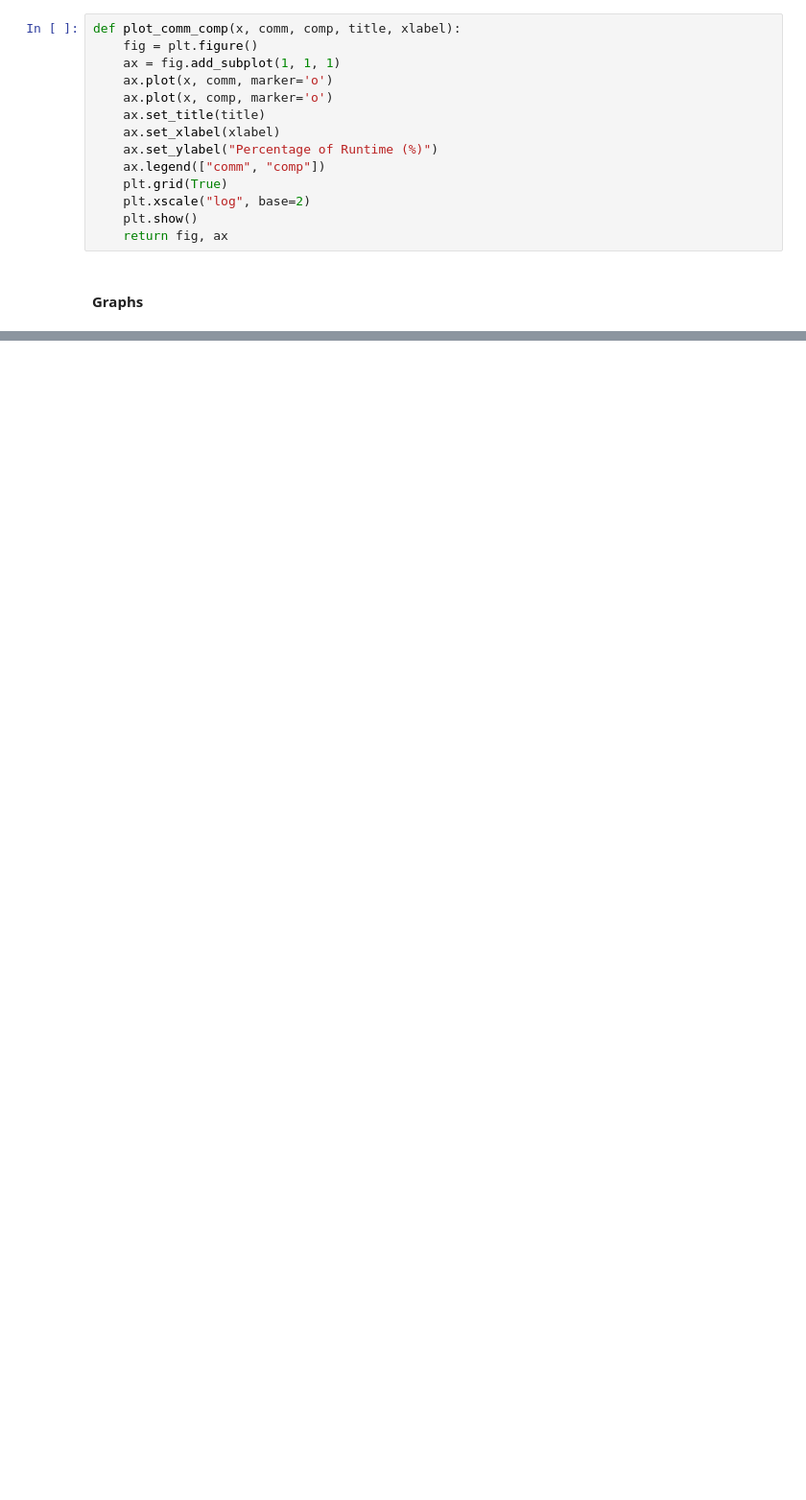
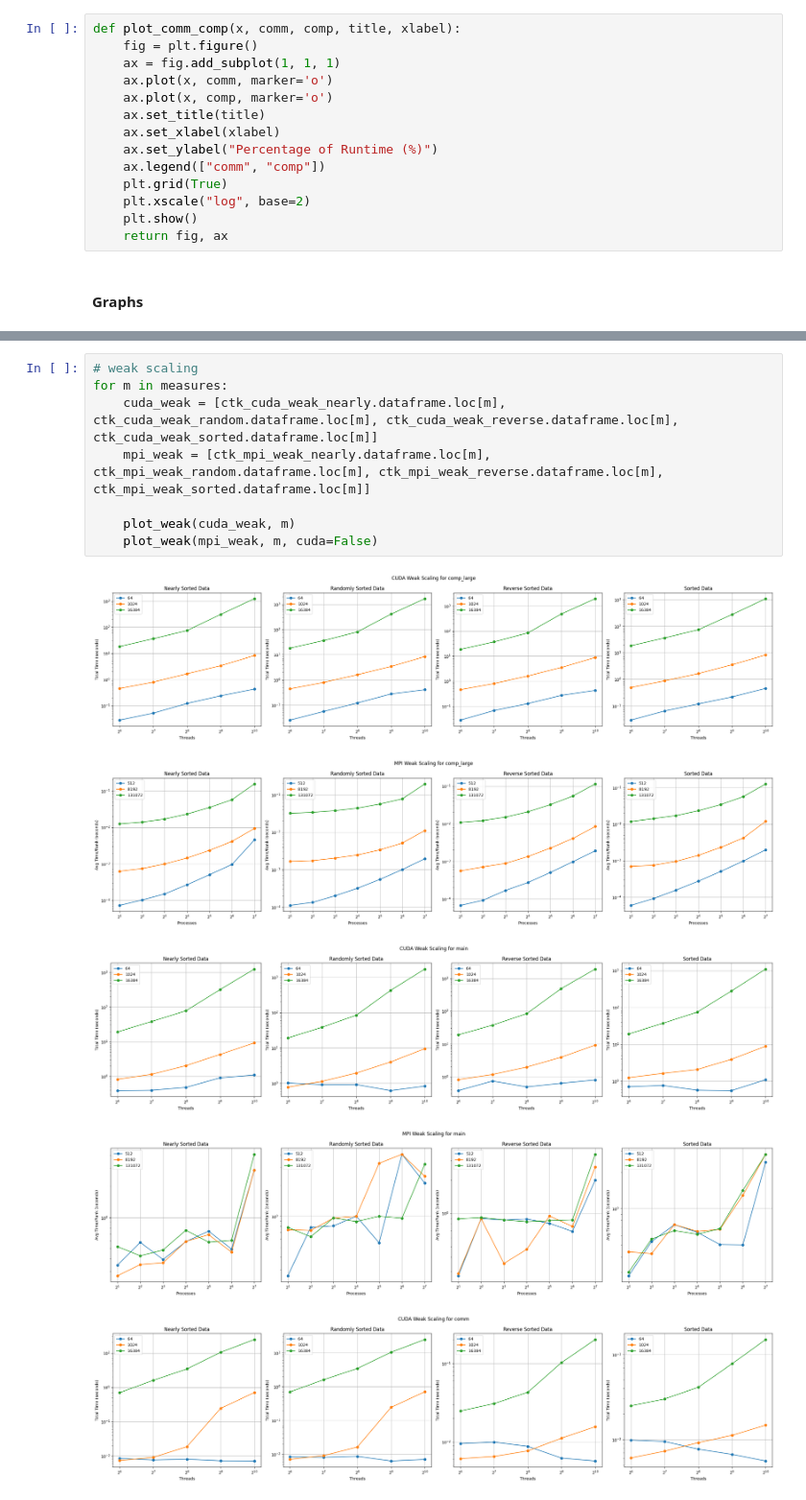
Before and after one commit to ananthk37/ParallelProject, a Jupyter notebook: project-analysis.ipynb, the cells around one changed output, grey strips where cells are left out. Shown at 96% size. Drawn from its saved outputs; the diff is of its cells as text; blank space fills up the shorter version.

```diff
--- a/project-analysis.ipynb
+++ b/project-analysis.ipynb
@@ -308,0 +413,14 @@ plot_inputs(ctk_mpi_2_20.dataframe.loc["comp"], "MPI Computation Time by Input T
+# %%
+# weak scaling
+for m in measures:
+    cuda_weak = [ctk_cuda_weak_nearly.dataframe.loc[m], ctk_cuda_weak_random.dataframe.loc[m], ctk_cuda_weak_reverse.dataframe.loc[m], ctk_cuda_weak_sorted.dataframe.loc[m]]
+    mpi_weak = [ctk_mpi_weak_nearly.dataframe.loc[m], ctk_mpi_weak_random.dataframe.loc[m], ctk_mpi_weak_reverse.dataframe.loc[m], ctk_mpi_weak_sorted.dataframe.loc[m]]
+
+    plot_weak(cuda_weak, m)
+    plot_weak(mpi_weak, m, cuda=False)
+# %% [output]
+[figure, added]
+[figure, added]
+[figure, added]
+[figure, added]
+[figure, added]
```
Also changed, not shown: parts of 34 cells of this notebook.
